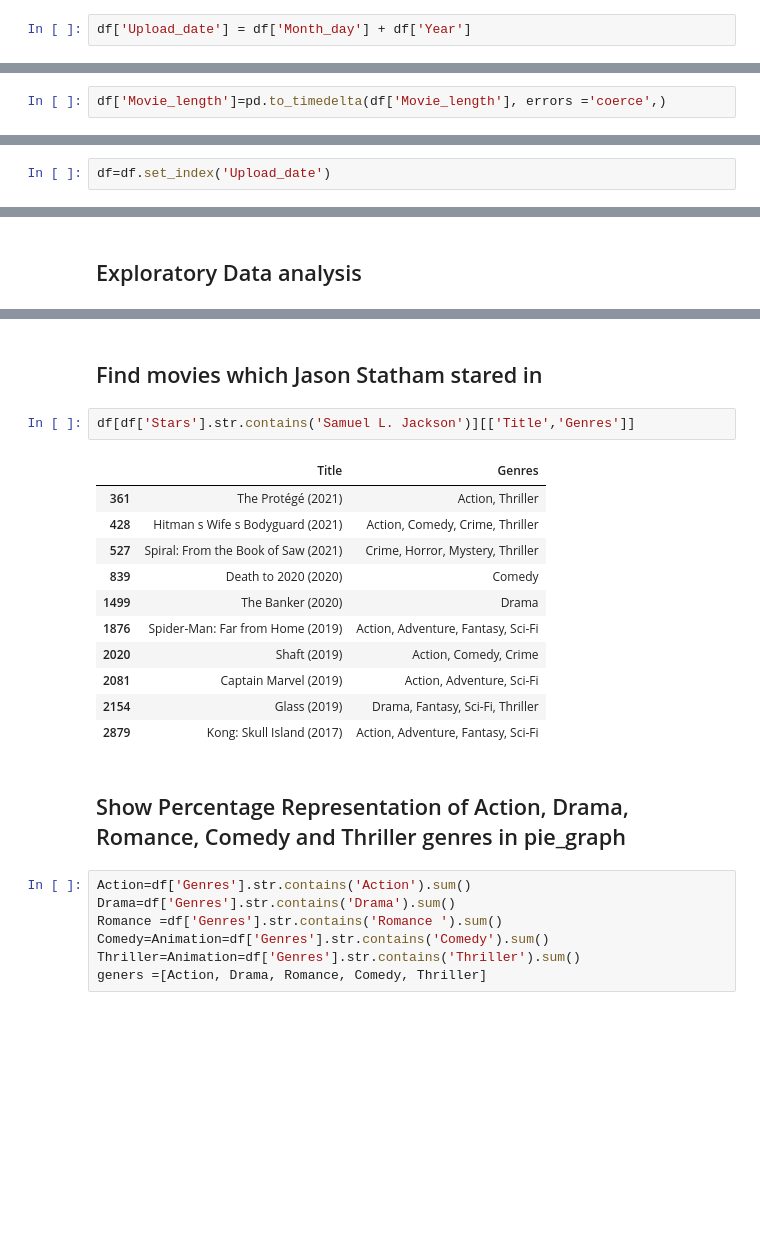
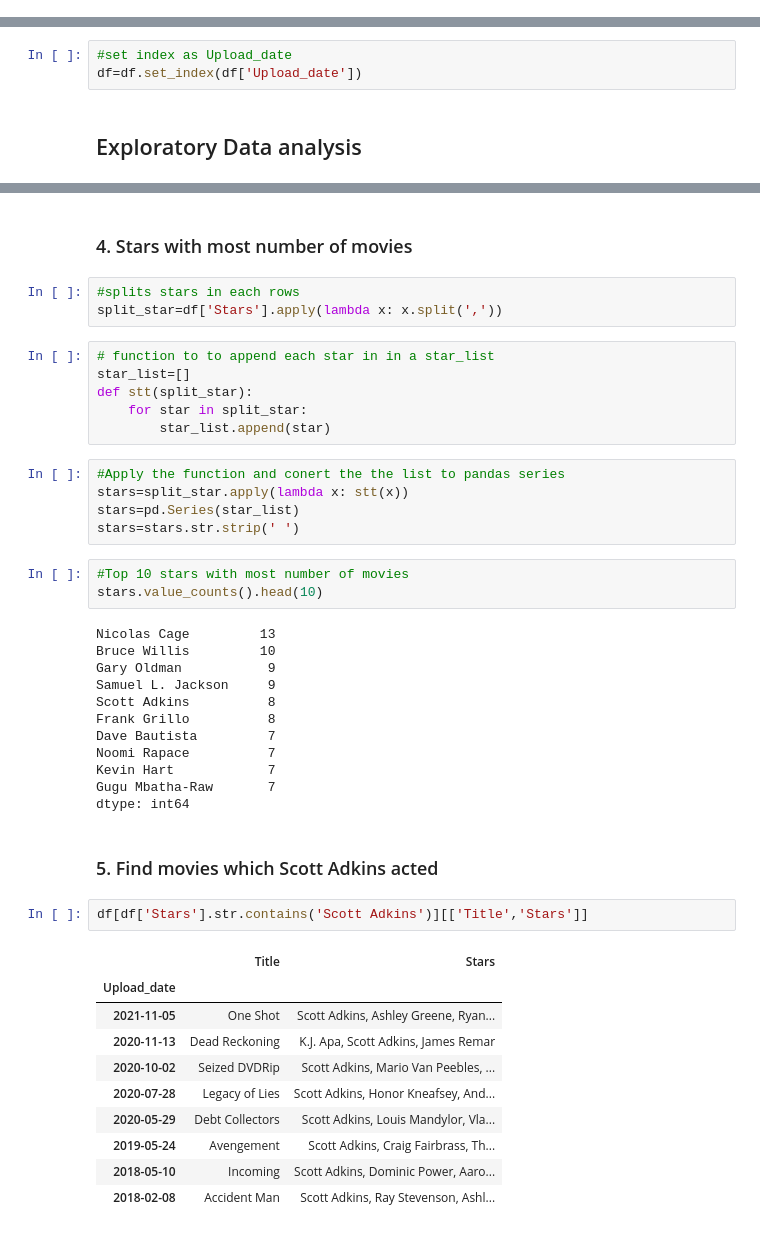
Before and after one commit to Sachimugu/Net_Naija, a Jupyter notebook: Notebook/Data_Wrangling_&_EDA.ipynb, the cells around one changed output, grey strips where cells are left out. Cells and saved outputs as stored; diff of their text form; blank space fills up the shorter version.

```diff
--- a/Notebook/Data_Wrangling_&_EDA.ipynb
+++ b/Notebook/Data_Wrangling_&_EDA.ipynb
@@ -145,2 +253,0 @@ df['Month_day']=month_day
-# %%
-df['Upload_date'] = df['Month_day'] + df['Year']
@@ -217,2 +253,0 @@ dtype: int64
-# %%
-df['Movie_length']=pd.to_timedelta(df['Movie_length'], errors ='coerce',)
@@ -223,2 +253,0 @@ df=df.drop('Unnamed: 0', axis=1)
-# %%
-df=df.set_index('Upload_date')
@@ -227,2 +254,5 @@ df['Num_of_comments']=df['Num_of_comments'].astype(int)
+# %%
+#set index as Upload_date
+df=df.set_index(df['Upload_date'])
 # %% [markdown]
 ## Exploratory Data analysis
@@ -279,25 +309,46 @@ df[df['Movie_length']==str(df['Movie_length'].max())][['Title','Movie_length']]
+# %% [markdown]
+### 4. Stars with most number of movies
+# %%
+#splits stars in each rows
+split_star=df['Stars'].apply(lambda x: x.split(','))
+# %%
+# function to to append each star in in a star_list
+star_list=[]
+def stt(split_star):
+    for star in split_star:
+        star_list.append(star)
+# %%
+#Apply the function and conert the the list to pandas series
+stars=split_star.apply(lambda x: stt(x))
+stars=pd.Series(star_list)
+stars=stars.str.strip(' ')
+# %%
+#Top 10 stars with most number of movies
+stars.value_counts().head(10)
+# %% [output]
+Nicolas Cage         13
+Bruce Willis         10
+Gary Oldman           9
+Samuel L. Jackson     9
+Scott Adkins          8
+Frank Grillo          8
+Dave Bautista         7
+Noomi Rapace          7
+Kevin Hart            7
+Gugu Mbatha-Raw       7
+dtype: int64
 # %% [markdown]
-## Find movies which Jason Statham stared in
+### 5. Find movies which Scott Adkins acted
 # %%
-df[df['Stars'].str.contains('Samuel L. Jackson')][['Title','Genres']]
+df[df['Stars'].str.contains('Scott Adkins')][['Title','Stars']]
 # %% [output]
-|  | Title | Genres |
-| 361 | The Protégé (2021) | Action, Thriller |
-| 428 | Hitman s Wife s Bodyguard (2021) | Action, Comedy, Crime, Thriller |
-| 527 | Spiral: From the Book of Saw (2021) | Crime, Horror, Mystery, Thriller |
-| 839 | Death to 2020 (2020) | Comedy |
-| 1499 | The Banker (2020) | Drama |
-| 1876 | Spider-Man: Far from Home (2019) | Action, Adventure, Fantasy, Sci-Fi |
-| 2020 | Shaft (2019) | Action, Comedy, Crime |
-| 2081 | Captain Marvel (2019) | Action, Adventure, Sci-Fi |
-| 2154 | Glass (2019) | Drama, Fantasy, Sci-Fi, Thriller |
-| 2879 | Kong: Skull Island (2017) | Action, Adventure, Fantasy, Sci-Fi |
+|  | Title | Stars |
+| Upload_date |  |  |
+| 2021-11-05 | One Shot | Scott Adkins, Ashley Greene, Ryan... |
+| 2020-11-13 | Dead Reckoning | K.J. Apa, Scott Adkins, James Remar |
+| 2020-10-02 | Seized DVDRip | Scott Adkins, Mario Van Peebles, ... |
+| 2020-07-28 | Legacy of Lies | Scott Adkins, Honor Kneafsey, And... |
+| 2020-05-29 | Debt Collectors | Scott Adkins, Louis Mandylor, Vla... |
+| 2019-05-24 | Avengement | Scott Adkins, Craig Fairbrass, Th... |
+| 2018-05-10 | Incoming | Scott Adkins, Dominic Power, Aaro... |
+| 2018-02-08 | Accident Man | Scott Adkins, Ray Stevenson, Ashl... |
-# %% [markdown]
-## Show Percentage Representation of Action, Drama, Romance, Comedy and Thriller genres in pie_graph
-# %%
-Action=df['Genres'].str.contains('Action').sum()
-Drama=df['Genres'].str.contains('Drama').sum()
-Romance =df['Genres'].str.contains('Romance ').sum()
-Comedy=Animation=df['Genres'].str.contains('Comedy').sum()
-Thriller=Animation=df['Genres'].str.contains('Thriller').sum()
-geners =[Action, Drama, Romance, Comedy, Thriller]
```
Also changed, not shown: parts of 73 cells of this notebook, 1 other file.
